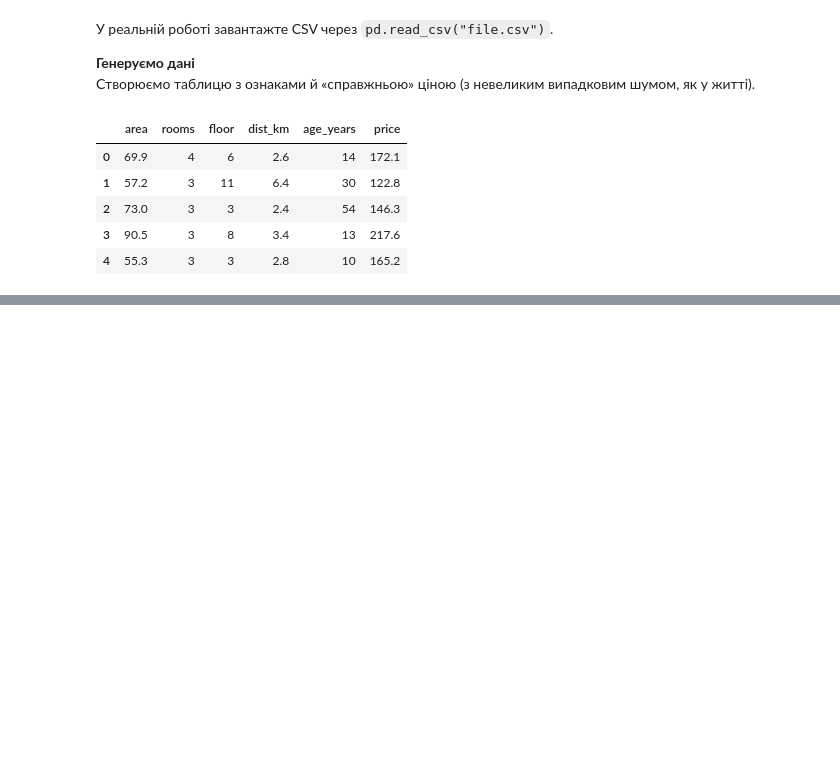
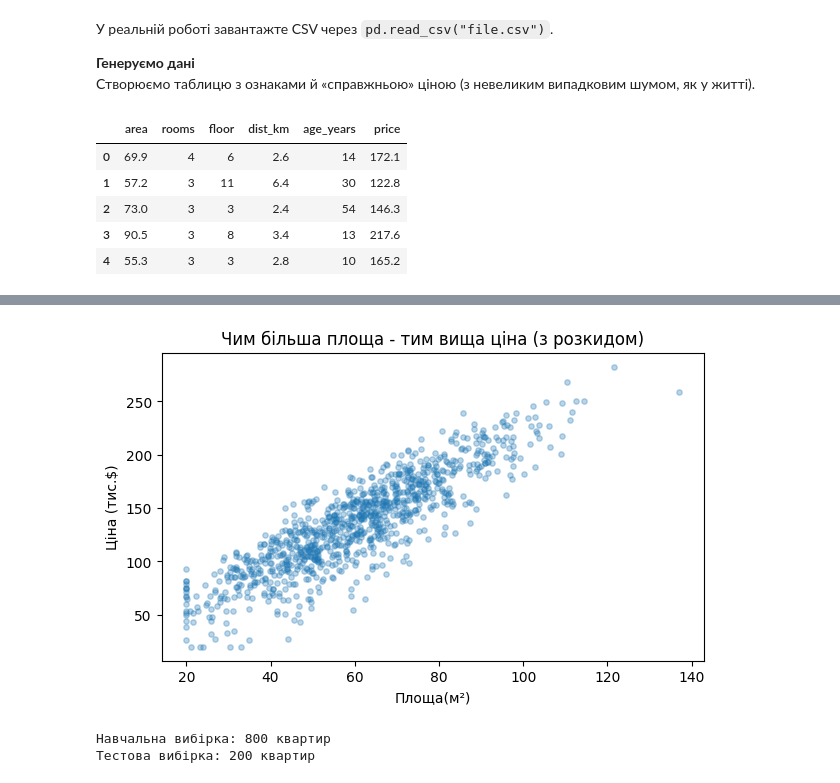
Before and after one commit to rudmaxx/Analysis_Cafe_Sales, a Jupyter notebook: ML/LinearRegression_DTA.ipynb, the cells around one changed output, grey strips where cells are left out. Cells and saved outputs as stored; diff of their text form; code cells hidden in the pictures; blank space fills up the shorter version.

Commit message:
Describe df & train_test_split

```diff
--- a/ML/LinearRegression_DTA.ipynb
+++ b/ML/LinearRegression_DTA.ipynb
@@ -59,0 +86,26 @@ df.head()
+# %%
+plt.figure(figsize=(7,4))
+plt.scatter(df['area'], df['price'],alpha=0.3, s=15)
+plt.xlabel("Площа(м²)")
+plt.ylabel("Ціна (тис.$)")
+plt.title("Чим більша площа - тим вища ціна (з розкидом)")
+plt.show()
+# %% [output]
+[figure, added]
+# %%
+from sklearn.model_selection import train_test_split
+
+X = df[['area', 'rooms', 'floor', 'dist_km', 'age_years', 'price']] # features -ознаки
+y = df['price'] # target  ціль
+
+X_train, X_test, y_train, y_test = train_test_split(
+    X, y,
+    test_size=0.2,
+    random_state=RANDOM_STATE
+)
+
+print("Навчальна вибірка:", X_train.shape[0],"квартир")
+print("Тестова вибірка:", X_test.shape[0],"квартир")
+# %% [output]
+Навчальна вибірка: 800 квартир
+Тестова вибірка: 200 квартир
```
Also changed, not shown: parts of 2 cells of this notebook.
